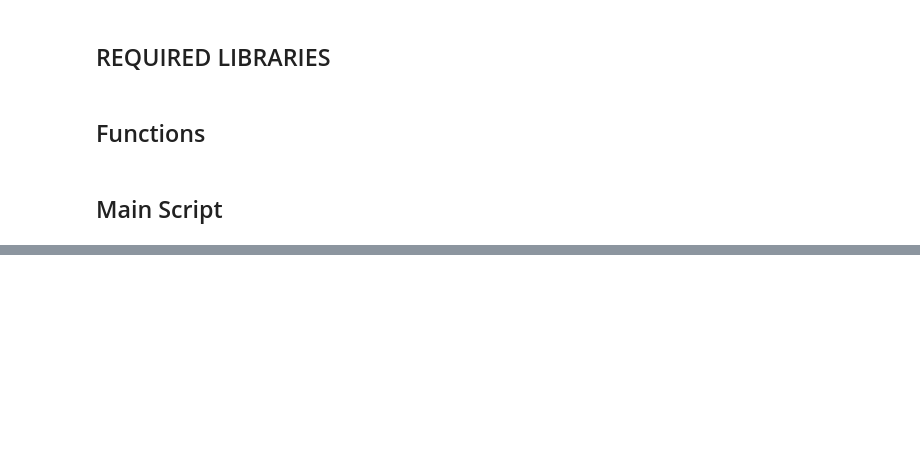
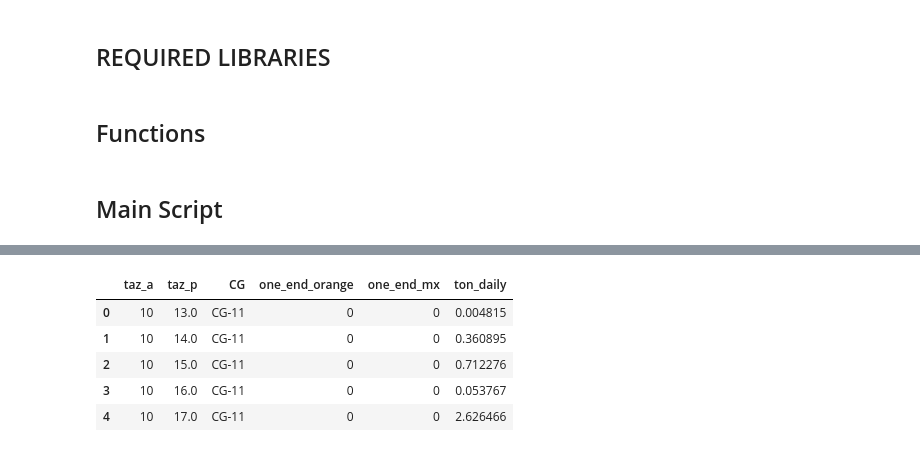
Before and after one commit to ghazalhasani/Data_HTM, a Jupyter notebook: HTM_FAF_Disaggregation.ipynb, the cells around one changed output, grey strips where cells are left out. Cells and saved outputs as stored; diff of their text form; code cells hidden in the pictures; blank space fills up the shorter version.

```diff
--- a/HTM_FAF_Disaggregation.ipynb
+++ b/HTM_FAF_Disaggregation.ipynb
@@ -417,0 +463,9 @@ KeyboardInterrupt:
+# %%
+final_ton.head()
+# %% [output]
+|  | taz_a | taz_p | CG | one_end_orange | one_end_mx | ton_daily |
+| 0 | 10 | 13.0 | CG-11 | 0 | 0 | 0.004815 |
+| 1 | 10 | 14.0 | CG-11 | 0 | 0 | 0.360895 |
+| 2 | 10 | 15.0 | CG-11 | 0 | 0 | 0.712276 |
+| 3 | 10 | 16.0 | CG-11 | 0 | 0 | 0.053767 |
+| 4 | 10 | 17.0 | CG-11 | 0 | 0 | 2.626466 |
```
Also changed, not shown: parts of 11 cells of this notebook, 1 other file.
